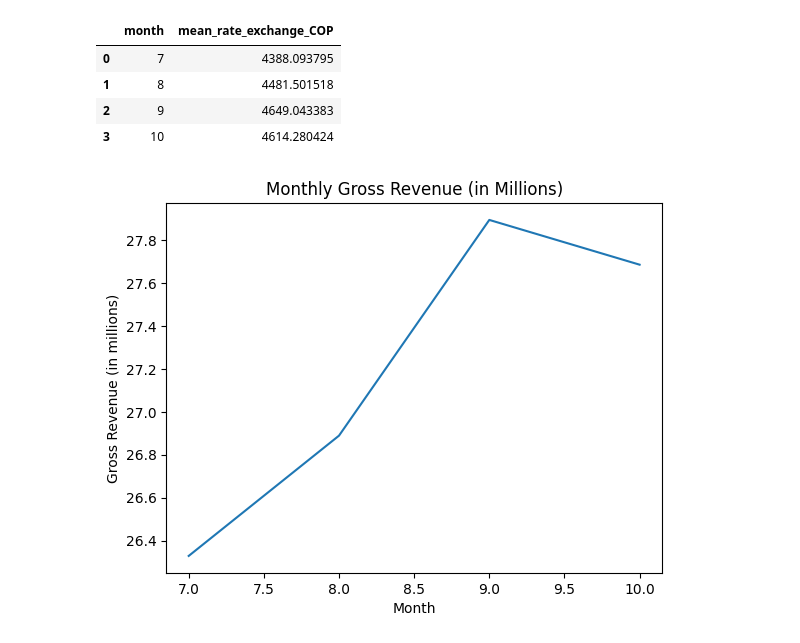
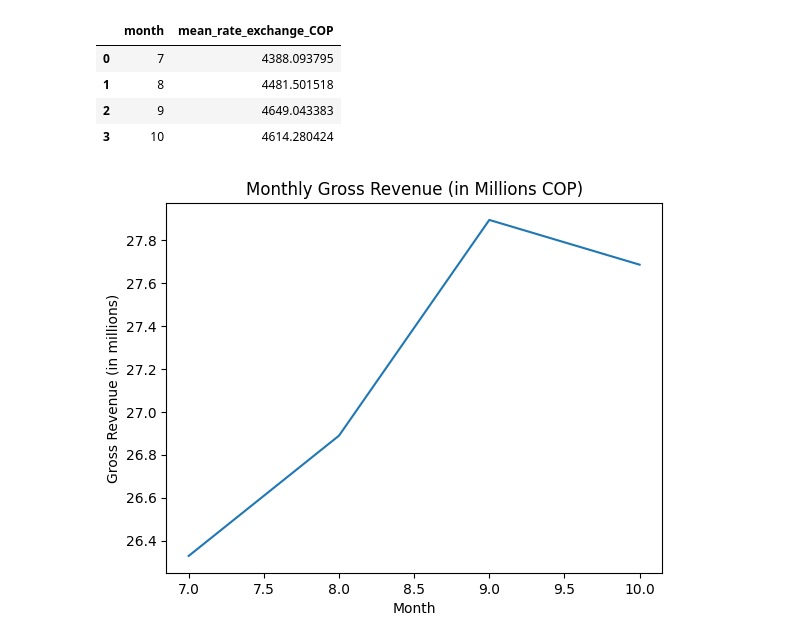
Before and after one commit to shadzic/ESMT_2024_DataScraping_Students, a Jupyter notebook: testing_currency.ipynb, the cells around one changed output. Drawn from its saved outputs; the diff is of its cells as text; code cells hidden in the pictures.

Commit message:
added revenue COP

```diff
--- a/testing_currency.ipynb
+++ b/testing_currency.ipynb
@@ -197,15 +197,15 @@ df_country_monthly_mean["gross_revenue"] = df_country_monthly_mean["gross_revenu
 # %%
 df_country_monthly_mean['gross_revenue_millions'] = df_country_monthly_mean['gross_revenue'] / 1_000_000
 
 # Plotting the data with Seaborn
 sns.lineplot(x='month', y='gross_revenue_millions', data=df_country_monthly_mean)
 
 # Labeling the axes
 plt.xlabel('Month')
 plt.ylabel('Gross Revenue (in millions)')
-plt.title('Monthly Gross Revenue (in Millions)')
+plt.title('Monthly Gross Revenue (in Millions COP)')
 
 # Show the plot
 plt.show()
 # %% [output]
-[figure, old version]
+[figure, new version]
```
